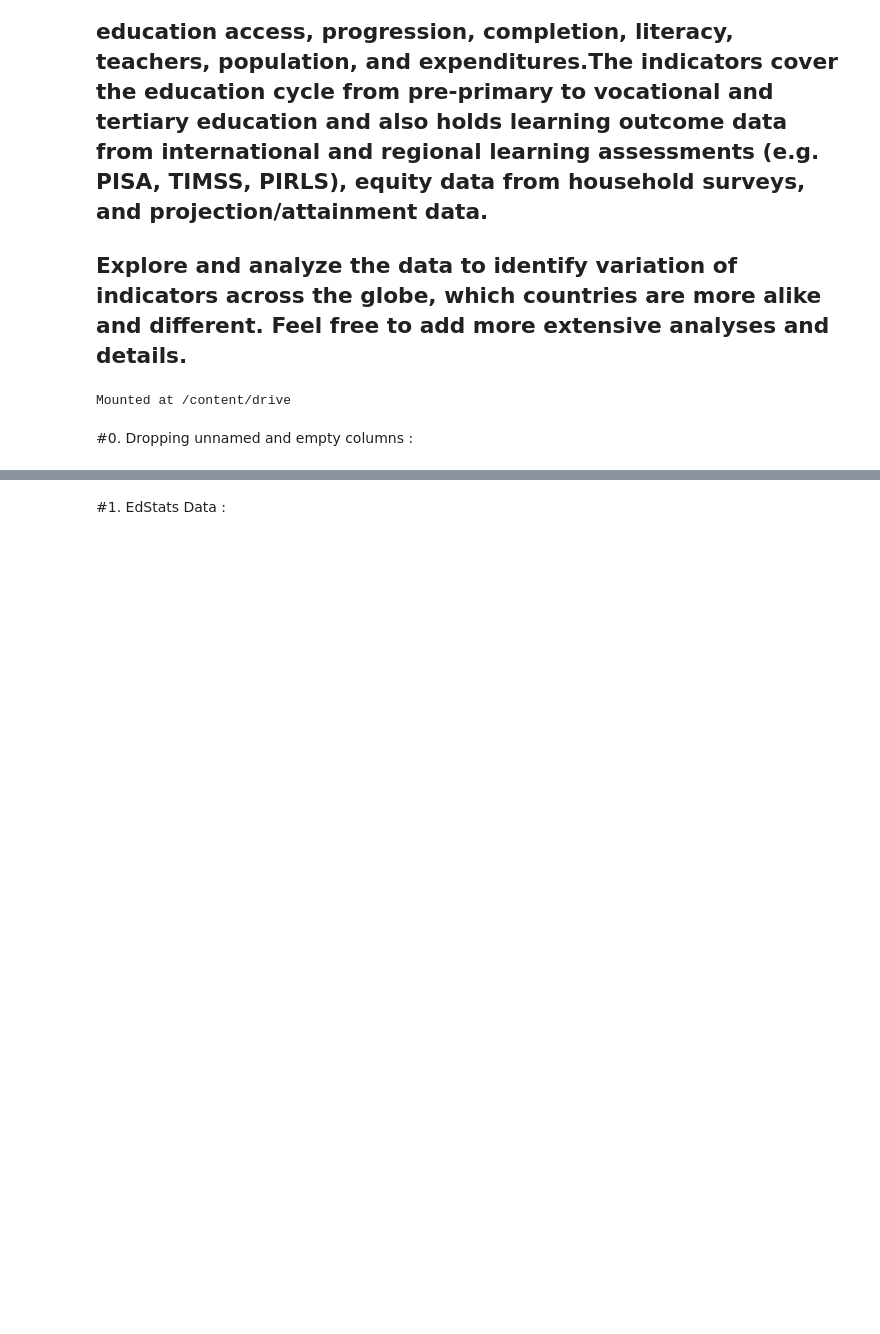
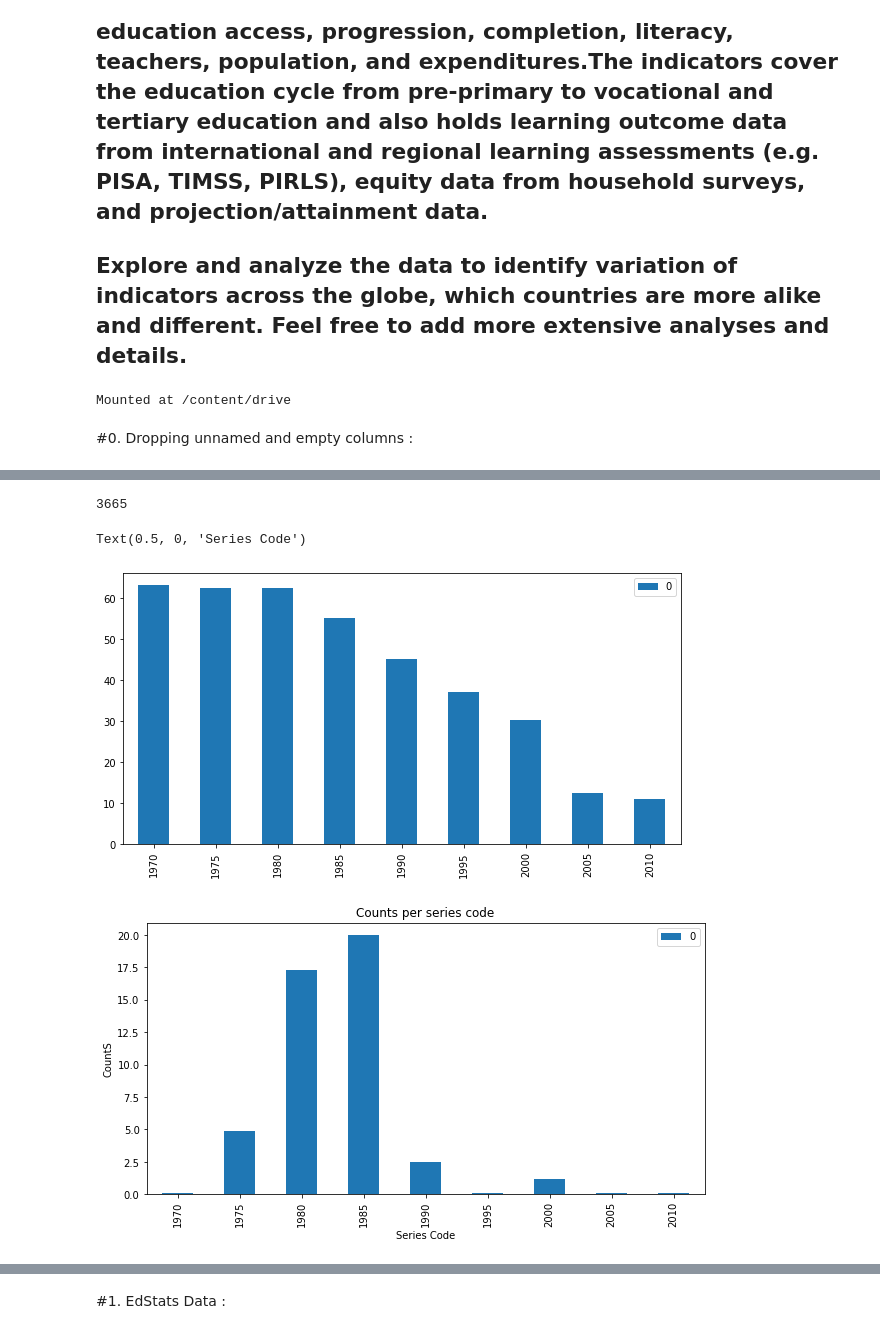
Before and after one commit to kronze1996/Capstone-Project-1, a Jupyter notebook: Kartikey_Sharma_Team_7_Capstone_Project.ipynb, the cells around one changed output, grey strips where cells are left out. Saved outputs shown, nothing was run; the diff lists cells and outputs as text; code cells hidden in the pictures; blank space fills up the shorter version.

```diff
--- a/Kartikey_Sharma_Team_7_Capstone_Project.ipynb
+++ b/Kartikey_Sharma_Team_7_Capstone_Project.ipynb
@@ -34,0 +45,7 @@ EdStatsFootNote_df.drop(['Unnamed: 4'],axis=1,inplace=True)
+# %%
+#fetching columns:
+Cols = list(countryComparision_df.columns)
+# %%
+for i in range(len(Cols)):
+  if i >3:
+    print(Cols[i])
@@ -34,0 +70,34 @@ EdStatsFootNote_df.drop(['Unnamed: 4'],axis=1,inplace=True)
+# %%
+# Capturing Indicator names :
+
+indicator_counts= dict(Counter(EdStatsData_df['Indicator Code']))
+indicator_names = sorted(set(indicator_counts.keys()))
+len(indicator_names)
+# %% [output]
+3665
+# %%
+#Calculating mean for all Data
+
+country1_df=EdStatsData_df[(EdStatsData_df['Country Name'] =='India' )  & (EdStatsData_df['Indicator Code']== 'BAR.NOED.1519.FE.ZS' )] [[Cols[i] for i in range(len(Cols)) if i>3 ]].mean().dropna().to_frame()
+
+
+# (EdStatsData_df[(EdStatsData_df['Country Name'] =='Zimbabwe' )  & (EdStatsData_df['Indicator Code']== 'BAR.NOED.1519.FE.ZS' )] [[countryCols[i] for i in range(len(countryCols)) if i>3 ]].median().dropna()).mean()
+# %%
+country2_df=EdStatsData_df[(EdStatsData_df['Country Name'] =='Zimbabwe' )  & (EdStatsData_df['Indicator Code']== 'BAR.NOED.1519.FE.ZS' )] [[Cols[i] for i in range(len(Cols)) if i>3 ]].mean().dropna().to_frame()
+country3_df=EdStatsData_df[(EdStatsData_df['Country Name'] =='Arab' )  & (EdStatsData_df['Indicator Code']== 'BAR.NOED.1519.FE.ZS' )] [[Cols[i] for i in range(len(Cols)) if i>3 ]].mean().dropna().to_frame()
+country4_df=EdStatsData_df[(EdStatsData_df['Country Code'] =='BHR' )  & (EdStatsData_df['Indicator Code']== 'BAR.NOED.1519.FE.ZS' )] [[Cols[i] for i in range(len(Cols)) if i>3 ]].mean().dropna().to_frame()
+country5_df=EdStatsData_df[(EdStatsData_df['Country Code'] =='BLZ' )  & (EdStatsData_df['Indicator Code']== 'BAR.NOED.1519.FE.ZS' )] [[Cols[i] for i in range(len(Cols)) if i>3 ]].mean().dropna().to_frame()
+# %%
+#Meadian Value graph printed for Country India and Zimbabwe
+
+plt.rcParams['figure.figsize'] = (10, 5)
+country1_df.plot(kind='bar')
+country2_df.plot(kind='bar')
+
+plt.title('Counts per series code')
+plt.ylabel('CountS')
+plt.xlabel('Series Code')
+# %% [output]
+Text(0.5, 0, 'Series Code')
+[figure, added]
+[figure, added]
```
Also changed, not shown: parts of 26 cells of this notebook.
